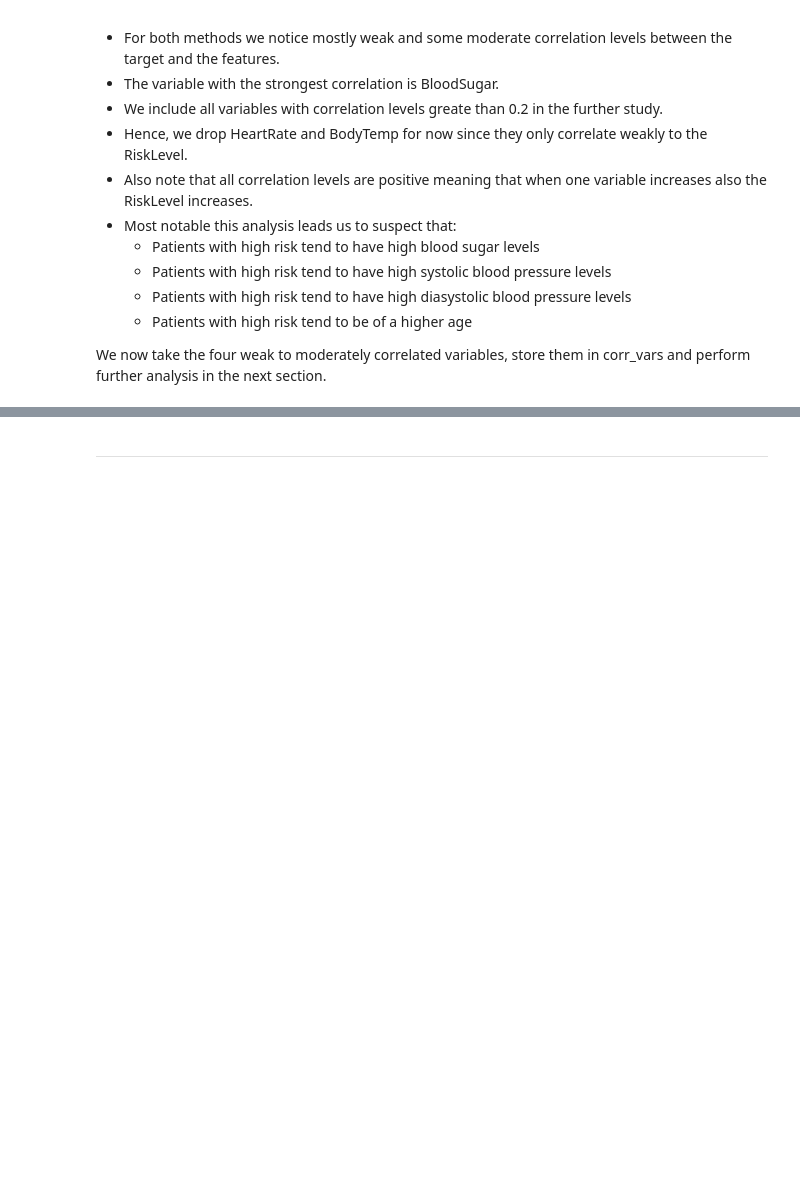
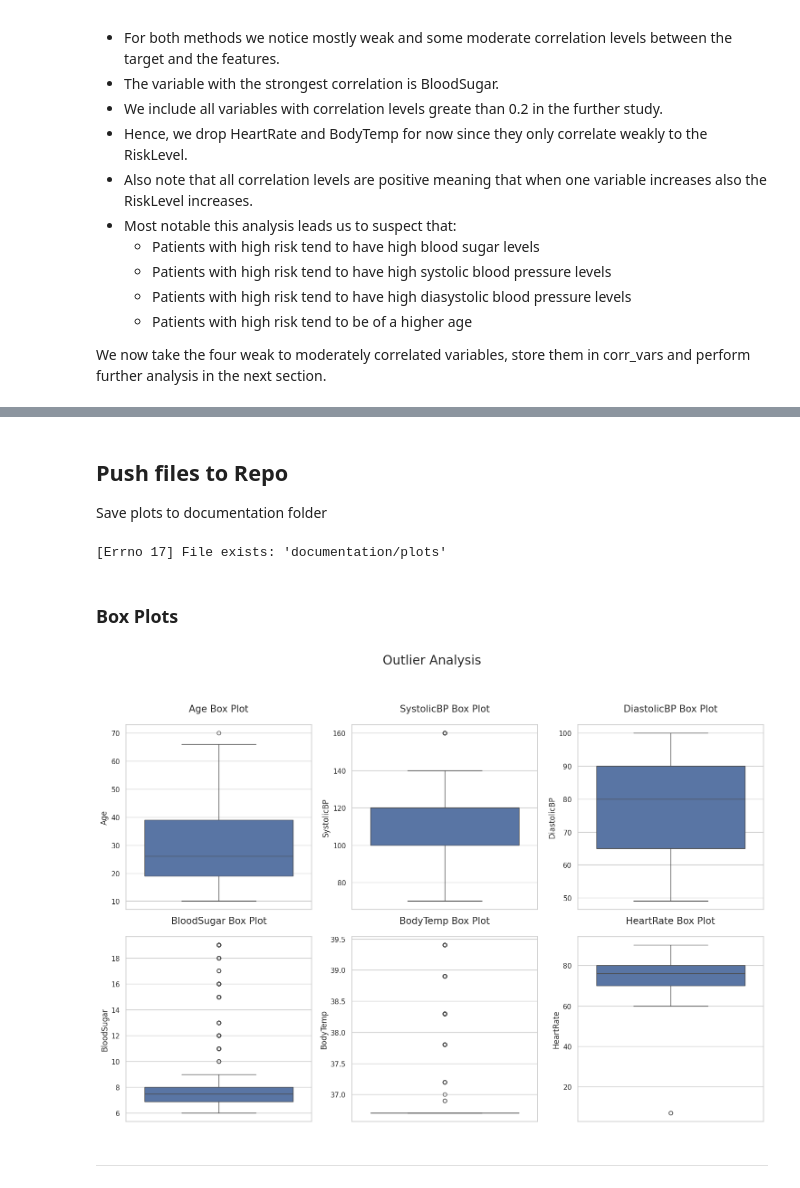
Before and after one commit to theresaabl/ML-maternal-health-risk, a Jupyter notebook: jupyter_notebooks/02-MaternalHealthRiskStudyA.ipynb, the cells around one changed output, grey strips where cells are left out. Saved outputs shown, nothing was run; the diff lists cells and outputs as text; code cells hidden in the pictures; blank space fills up the shorter version.

```diff
--- a/jupyter_notebooks/02-MaternalHealthRiskStudyA.ipynb
+++ b/jupyter_notebooks/02-MaternalHealthRiskStudyA.ipynb
@@ -249,0 +246,17 @@ corr_vars_study
+# %% [markdown]
+## Push files to Repo
+
+Save plots to documentation folder
+# %%
+try:
+  os.makedirs(name='documentation/plots') # create documentation/plots folder
+except Exception as e:
+  print(e)
+# %% [output]
+[Errno 17] File exists: 'documentation/plots'
+# %% [markdown]
+### Box Plots
+# %%
+fig_out
+# %% [output]
+[figure, added]
```
Also changed, not shown: parts of 12 cells of this notebook, 2 other files.
